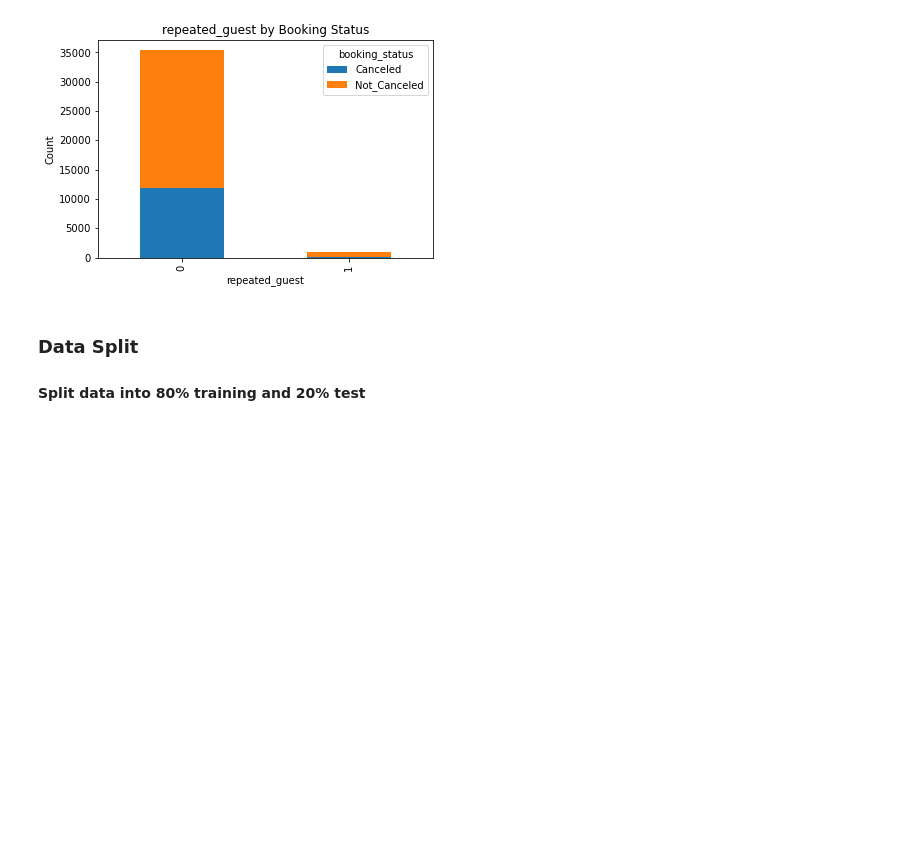
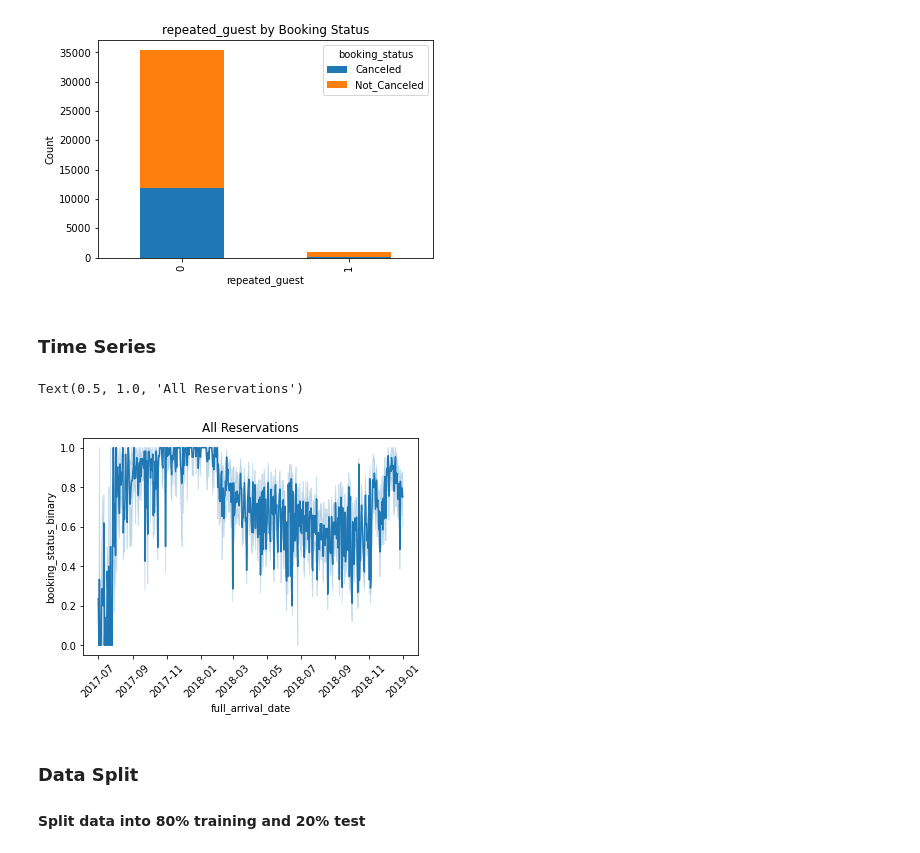
Before and after one commit to vivianndo/ads505, a Jupyter notebook: ads505_eda.ipynb, the cells around one changed output. Saved outputs shown, nothing was run; the diff lists cells and outputs as text; code cells hidden in the pictures; blank space fills up the shorter version.

Commit message:
add time series visualization

```diff
--- a/ads505_eda.ipynb
+++ b/ads505_eda.ipynb
@@ -170,0 +164,3 @@ Text(0, 0.5, 'Count')
+# %%
+# New outcome variable
+df['booking_status_binary']=pd.get_dummies(df['booking_status'],drop_first=True)
@@ -238,6 +254,22 @@ for column in df_cat.columns:
 [figure]
 [figure]
 [figure]
+# %% [markdown]
+### Time Series
+# %%
+# Combine year, month, day into 1 column in datetime format ('full_arrival_date')
+df['day']=df['arrival_date'].copy()
+df['month']=df['arrival_month'].copy()
+df['year']=df['arrival_year'].copy()
+df['full_arrival_date']=pd.to_datetime(df[['year','month','day']],format='%Y-%M-%D',errors='coerce')
+# %%
+# All reservations time-series (takes ~25 sec to run)
+sns.lineplot(data=df,x='full_arrival_date',y='booking_status_binary')
+plt.xticks(rotation=45)
+plt.title('All Reservations')
+# %% [output]
+Text(0.5, 1.0, 'All Reservations')
+[figure, added]
 # %% [markdown]
 ### Data Split
 
```
Also changed, not shown: parts of 14 cells of this notebook.
